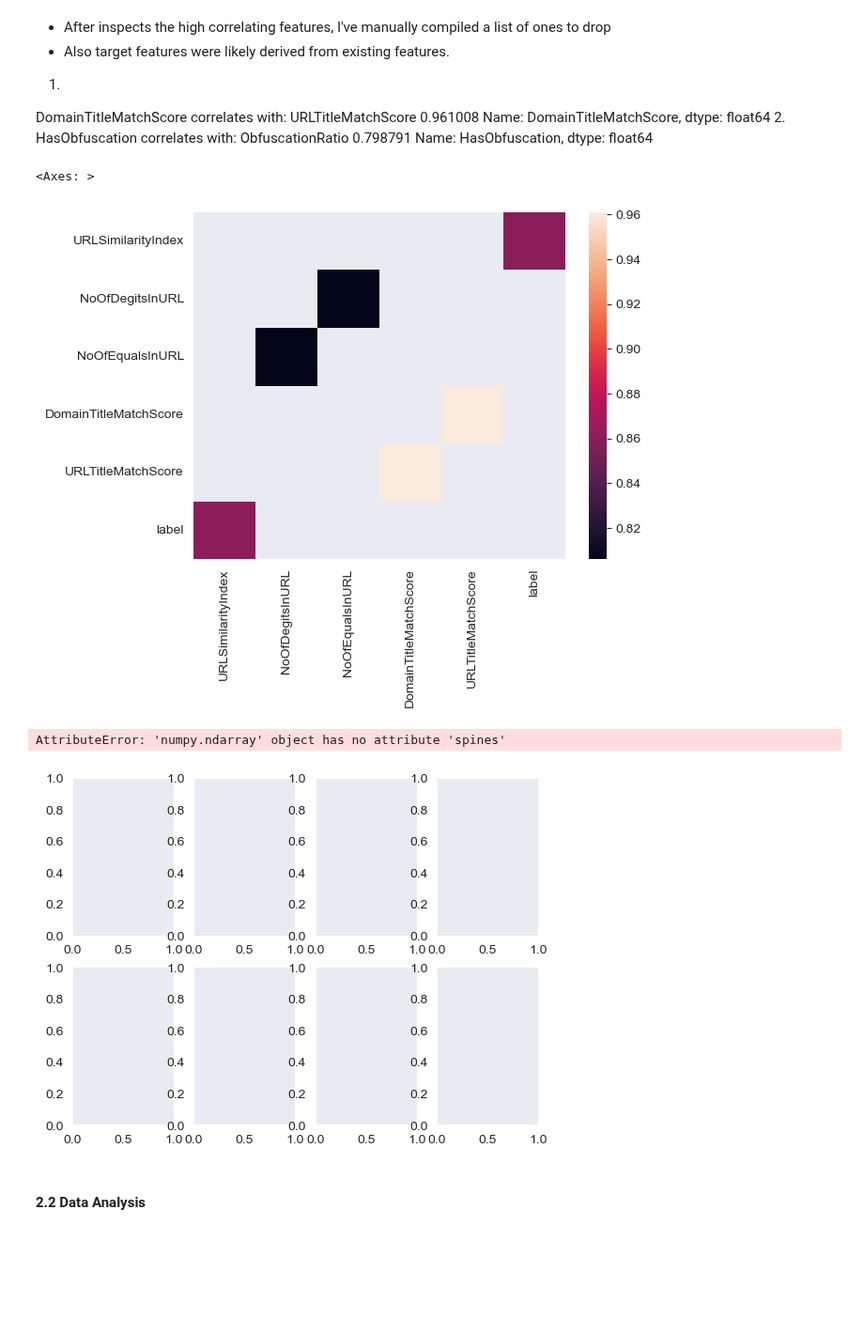
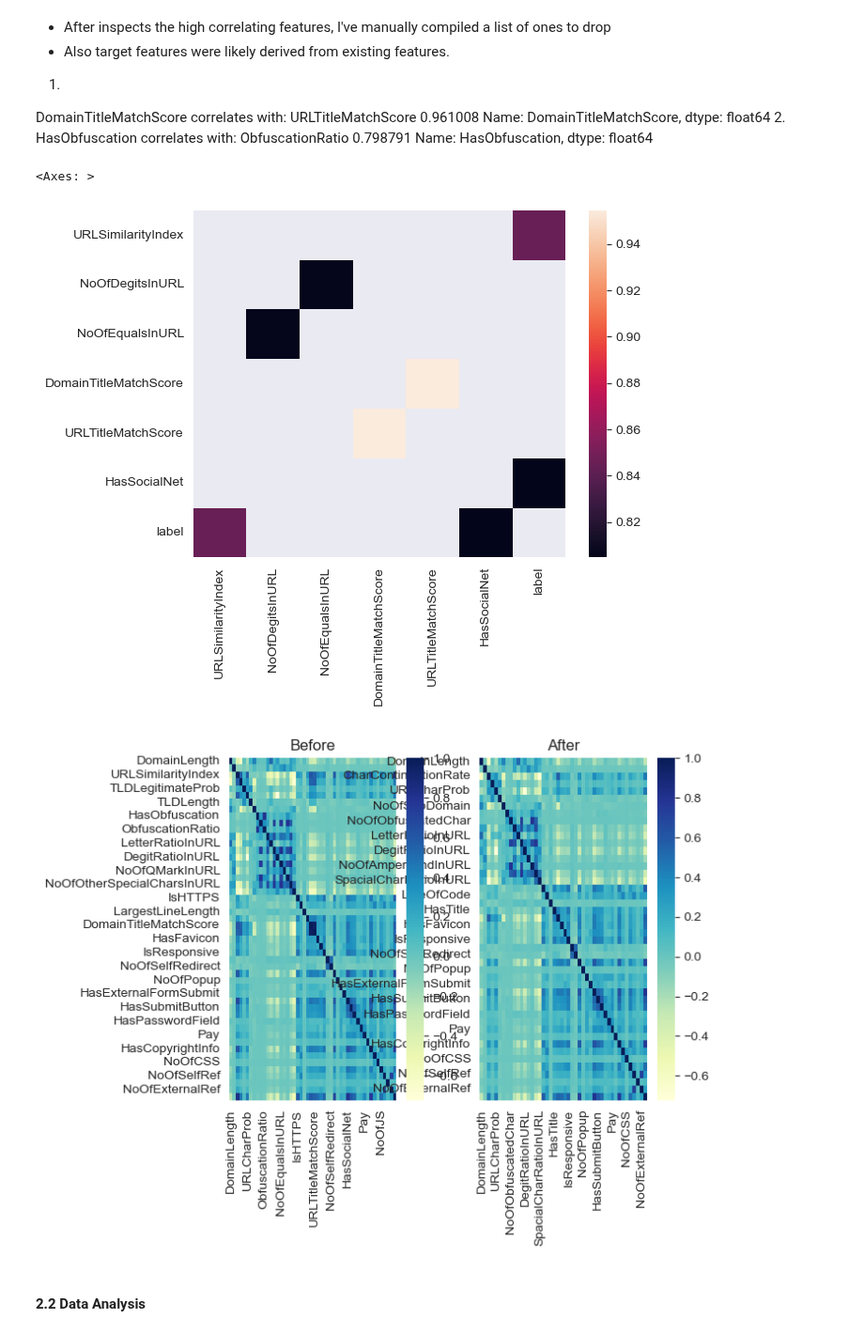
Before and after one commit to pmb-7684/Intro_MachineLearning, a Jupyter notebook: ML_final2025-2.ipynb, the cells around one changed output. Shown at 94% size. Drawn from its saved outputs; the diff is of its cells as text; code cells hidden in the pictures; blank space fills up the shorter version.

```diff
--- a/ML_final2025-2.ipynb
+++ b/ML_final2025-2.ipynb
@@ -213,6 +173,8 @@ Original class distribution: Counter({np.int64(1): 134850, np.int64(0): 100945})
 Resampled class distribution: Counter({np.int64(0): 100945, np.int64(1): 100945})
 Text(0, 0.5, 'Frequency')
 [figure]
+# %%
+phishing_clean2 = resampled_df.copy()
 # %%
 # sns.pairplot(phishing_clean)
 # %%
@@ -239,6 +201,6 @@ phishing_clean.corr()
 50 rows × 50 columns
 # %%
-correlations = phishing_clean.corr()
+correlations = phishing_clean2.corr()
 sns.heatmap(correlations, cmap="YlGnBu", annot=False)
 # %% [output]
 <Axes: >
@@ -330,19 +292,18 @@ sns.set_style('dark')
 sns.heatmap(high_corr)
 # %% [output]
 <Axes: >
-[figure, old version]
+[figure, new version]
 # %%
-to_drop = ['ObfuscationRatio', 'DomainTitleMatchScore', 'NoOfEqualsInURL']
-phishing_clean.drop(columns = to_drop, inplace = True)
+to_drop = ['ObfuscationRatio', 'DomainTitleMatchScore', 'NoOfEqualsInURL', 'URLSimilarityIndex']  #use copy to drop
+phishing_clean2.drop(columns = to_drop, inplace = True)
 # %%
-correlations3 = phishing_clean.corr()
-fig, (ax1, ax2) = plt.subplots(2,4)
+correlations3 = phishing_clean2.corr()
+fig, (ax1, ax2) = plt.subplots(1,2)
 sns.heatmap(correlations, cmap="YlGnBu", annot=False, ax=ax1).set(title = 'Before')
 sns.heatmap(correlations3, cmap="YlGnBu", annot=False, ax=ax2).set(title = 'After')
 plt.show()
 # %% [output]
-AttributeError: 'numpy.ndarray' object has no attribute 'spines'
-[figure, old version]
+[figure, new version]
 # %% [markdown]
 #### 2.2    Data Analysis
 # %%
```
Also changed, not shown: parts of 15 cells of this notebook.
